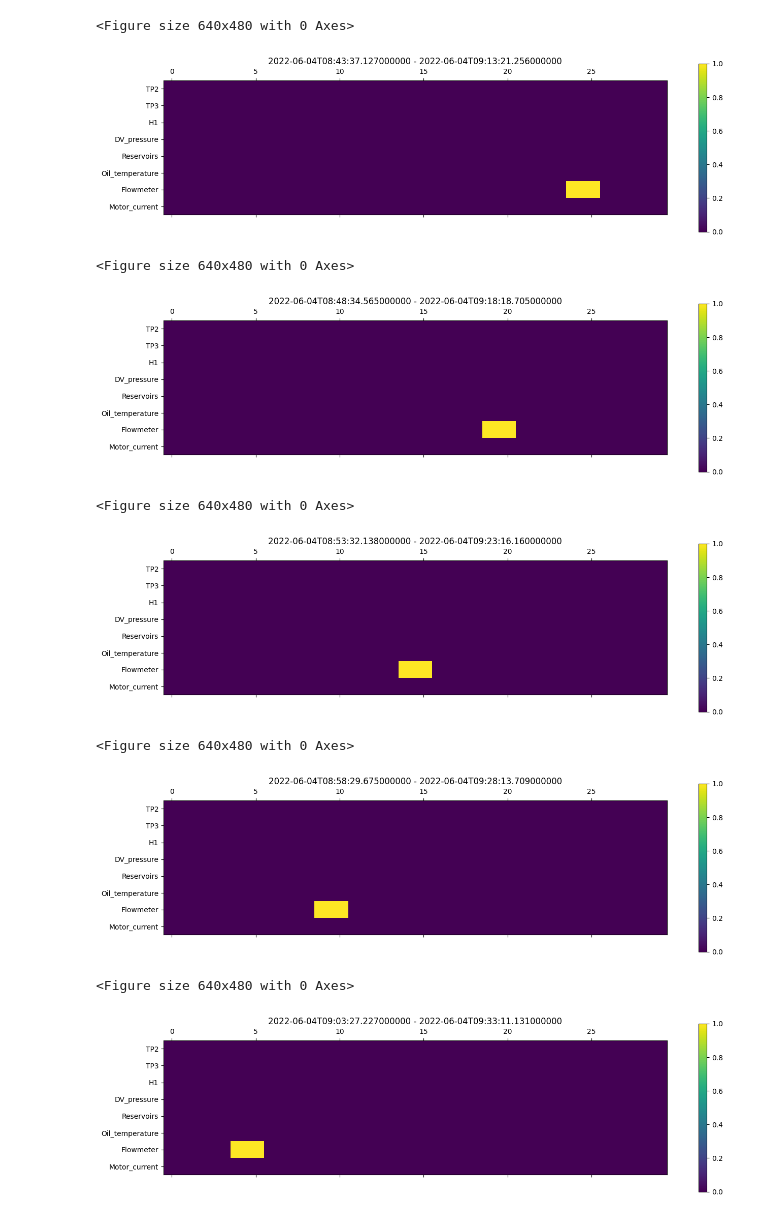
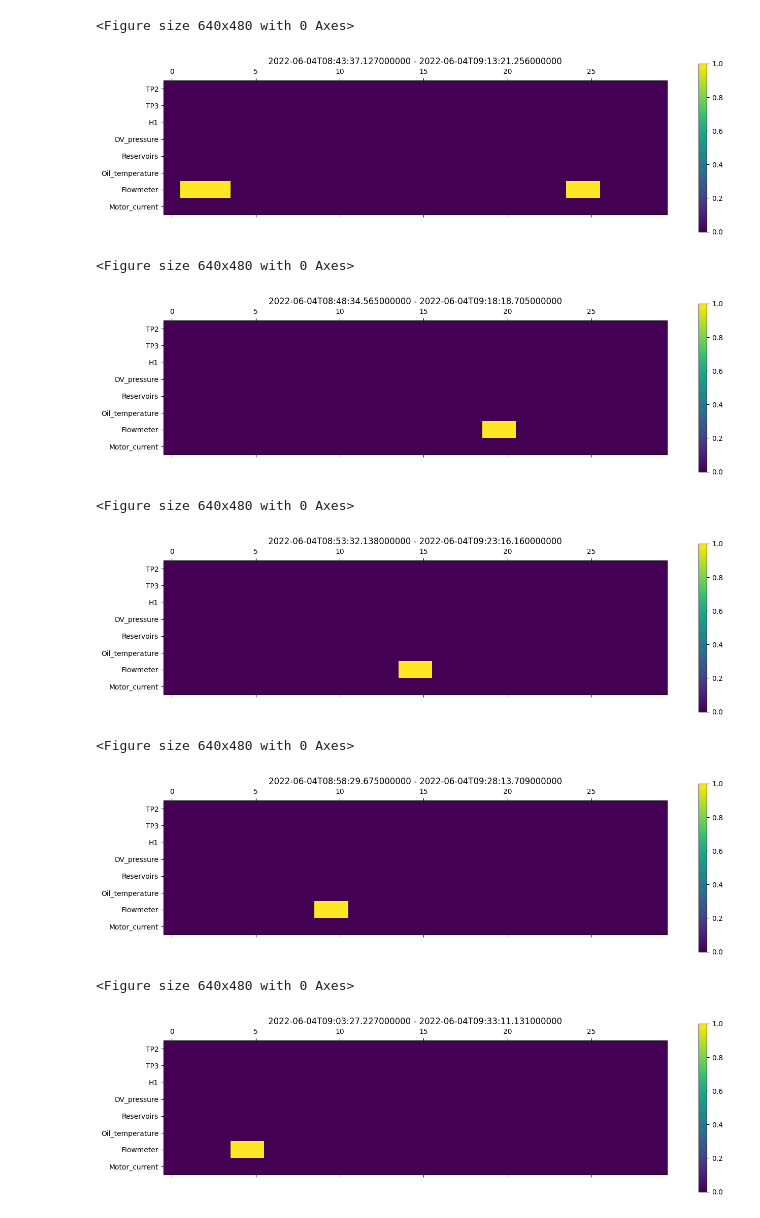
Before and after one commit to MatthiasJakobs/metro-xai, a Jupyter notebook: poc.ipynb, the cells around one changed output. Saved outputs shown, nothing was run; the diff lists cells and outputs as text; code cells hidden in the pictures.

```diff
--- a/poc.ipynb
+++ b/poc.ipynb
@@ -75,35 +75,35 @@ def find_connected_components(E, theta=None, return_2d=True):
     components = []
     for i in range(n_components):
         elements = (labels == i).sum()
         if elements > 1:
             components.append(np.where(labels==i)[0])
 
     components_2d = []
     for component in components:
         y = component // T
         x = component % T
         components_2d.append(np.array(list(zip(x, y))))
     if return_2d:
         return components_2d
     return components
 
 for i in range(len(test_indices_to_check)):
     index = test_indices_to_check[i]
     test_range = test_chunk_dates[index]
     E = error_summary[i].T
-    components_2d = find_connected_components(E, theta=0.1)
+    components_2d = find_connected_components(E, theta=0.05)
     mask = np.zeros_like(E)
     for component in components_2d:
         mask[component[:, 1], component[:, 0]] = 1
 
     plt.figure()
     plt.matshow(mask, vmin=0, vmax=1)
     plt.yticks(ticks=np.arange(len(channel_names)), labels=channel_names)
     plt.colorbar()
     plt.title(f'{test_range[0]} - {test_range[1]}')
 # %% [output]
 <Figure size 640x480 with 0 Axes>
-[figure, old version]
+[figure, new version]
 <Figure size 640x480 with 0 Axes>
 [figure]
 <Figure size 640x480 with 0 Axes>
```
Also changed, not shown: parts of 5 cells of this notebook, 2 other files.
